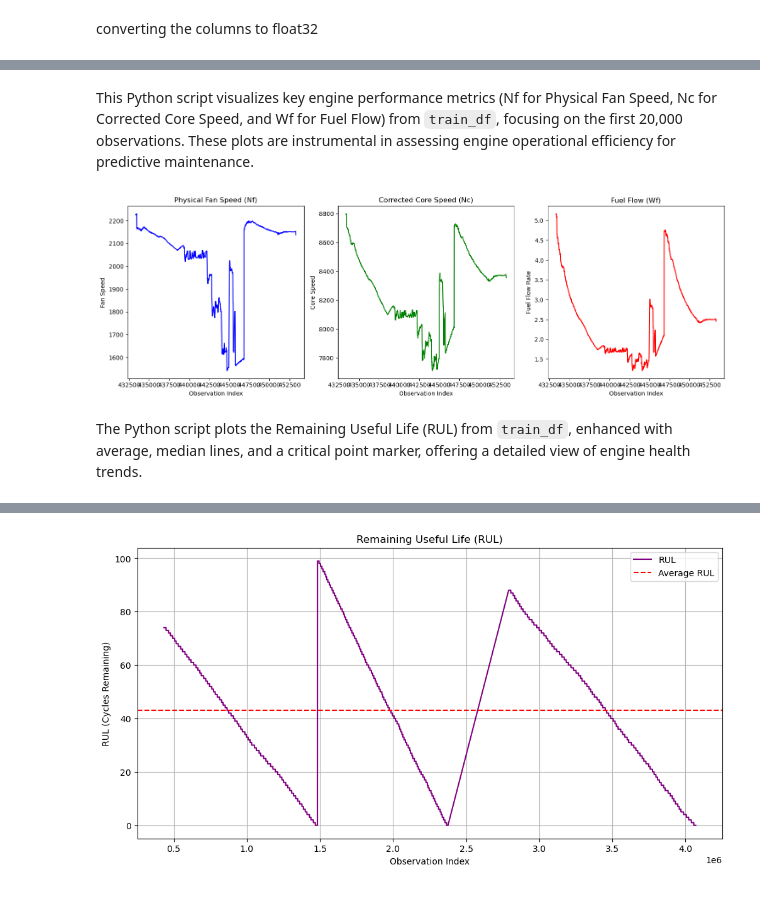
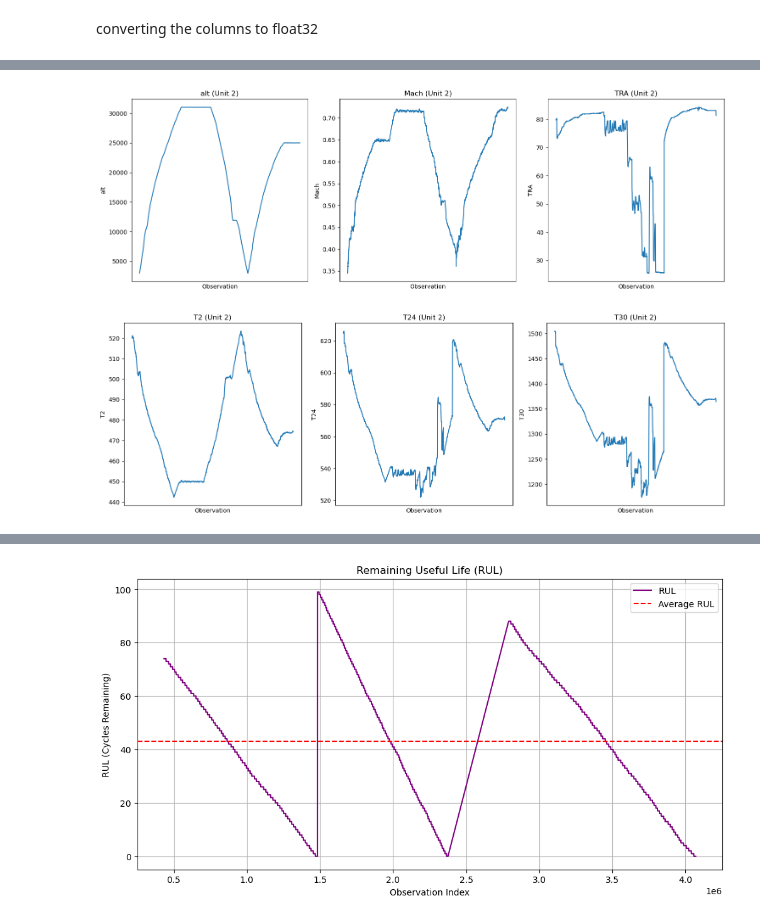
Before and after one commit to Iraj-Ahangari/Turbofan-RUL-Prediction, a Jupyter notebook: notebooks/Preprocessing.ipynb, the cells around one changed output, grey strips where cells are left out. Saved outputs shown, nothing was run; the diff lists cells and outputs as text; code cells hidden in the pictures.

```diff
--- a/notebooks/Preprocessing.ipynb
+++ b/notebooks/Preprocessing.ipynb
@@ -162,7 +163,7 @@ Unit 10.0 starts at row 1544562 and ends at row 2735231, which is 43.53% of the
 # %% [markdown]
 ## Data Selection for Model Training and Testinge
 # %%
-train_df = train_df[(train_df['unit'] == 2.0) | (train_df['unit'] == 3.0) | (train_df['unit'] == 5.0)]
+train_df = train_df[(train_df['unit'] == 5.0)]
 test_df = test_df[(test_df['unit'] == 8.0) ]
 # %%
 #### Shape and Size of DataFramesn
@@ -379,35 +218,8 @@ plt.show()
-# %% [markdown]
-This Python script visualizes key engine performance metrics (Nf for Physical Fan Speed, Nc for Corrected Core Speed, and Wf for Fuel Flow) from `train_df`, focusing on the first 20,000 observations. These plots are instrumental in assessing engine operational efficiency for predictive maintenance.
-# %%
-# Sample code to plot physical and corrected fan and core speeds, and fuel flow from train_df
-# This code assumes train_df is already defined and contains the columns Nf, Nc, and Wf
-
-plt.figure(figsize=(15, 5))
-
-# Plot for Physical Fan Speed (Nf)
-plt.subplot(1, 3, 1)
-plt.plot(train_df['Nf'][:20000], label='Nf', color='blue')
-plt.title('Physical Fan Speed (Nf)')
-plt.xlabel('Observation Index')
-plt.ylabel('Fan Speed')
-
-# Plot for Corrected Core Speed (Nc)
-plt.subplot(1, 3, 2)
-plt.plot(train_df['Nc'][:20000], label='Nc', color='green')
-plt.title('Corrected Core Speed (Nc)')
-plt.xlabel('Observation Index')
-plt.ylabel('Core Speed')
-
-# Plot for Fuel Flow (Wf)
-plt.subplot(1, 3, 3)
-plt.plot(train_df['Wf'][:20000], label='Wf', color='red')
-plt.title('Fuel Flow (Wf)')
-plt.xlabel('Observation Index')
-plt.ylabel('Fuel Flow Rate')
-
-plt.tight_layout()
-plt.show()
-# %% [output]
-[figure, removed]
-# %% [markdown]
-The Python script plots the Remaining Useful Life (RUL) from `train_df`, enhanced with average, median lines, and a critical point marker, offering a detailed view of engine health trends.
+# %%
+plot_time_series(train_df, ['alt', 'Mach', 'TRA'], unit=2, observations=20000)
+# %% [output]
+[figure, added]
+# %%
+plot_time_series(train_df, ['T2', 'T24', 'T30'], unit=2, observations=20000)
+# %% [output]
+[figure, added]
```
Also changed, not shown: parts of 25 cells of this notebook, 4 other files.
